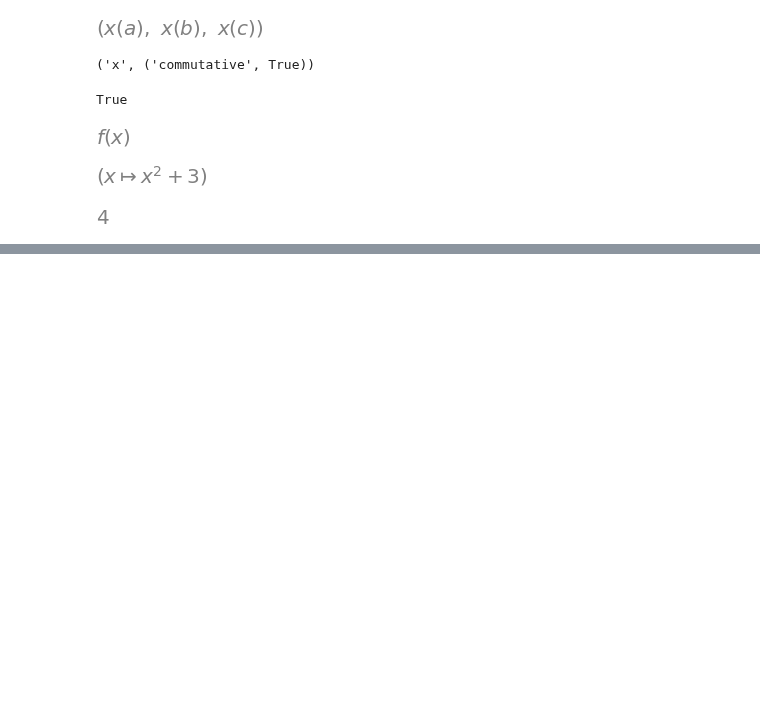
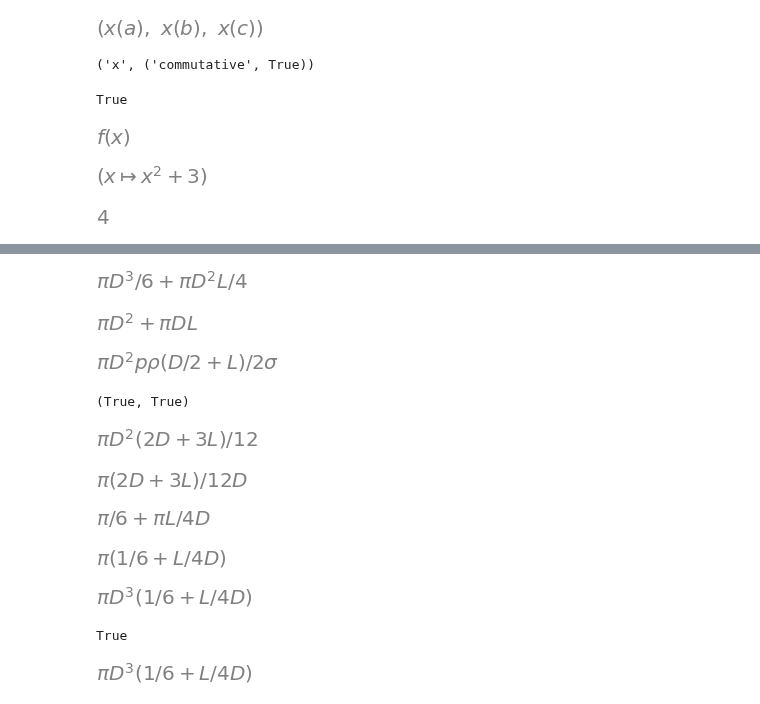
Before and after one commit to mattmcd/PyBayes, a Jupyter notebook: scripts/sympy_20220212.ipynb, the cells around one changed output, grey strips where cells are left out. Cells and saved outputs as stored; diff of their text form; code cells hidden in the pictures; blank space fills up the shorter version.

Commit message:
Symbolic Computation in Python and Sympy.  Playing with Wild symbols

```diff
--- a/scripts/sympy_20220212.ipynb
+++ b/scripts/sympy_20220212.ipynb
@@ -59,0 +65,12 @@ g(1)
+# %%
+r, L, D, Vs, Ms = sp.symbols('r L D V M', positive=True)  # NB symbols for V and M here, expressions  below
+# %%
+V = (sp.Rational(4,3)*sp.pi*r**3 + sp.pi*r**2*L).subs({r: D/2})
+V
+# %% [output]
+[figure, added]
+# %%
+A = (4*sp.pi*r**2 + 2*sp.pi*r*L).subs({r:D/2})
+A
+# %% [output]
+[figure, added]
@@ -59,0 +79,32 @@ g(1)
+# %%
+M = sp.pi*D**2*rho*p/2/sigma*(L+D/2)
+M
+# %% [output]
+[figure, added]
+# %%
+# Step 1: copy original expresions to check that our manipulations don't change them
+Vcopy, Mcopy = V, M
+
+Vcopy.equals(V), Mcopy.equals(M)
+# %% [output]
+(True, True)
+# %%
+# Factor the expression for V
+V.factor()
+# %% [output]
+[figure, added]
+# %%
+# Divide by D**3 to get D in denominator
+V.factor()/D**3
+# %% [output]
+[figure, added]
+# %%
+# Expand to get constant term plus one in L/D (quanity of interest)
+(V.factor()/D**3).expand()
+# %% [output]
+[figure, added]
+# %%
+# collect to get common factor of pi out front (in general use collect_const(expr, c) by pi is special const)
+(V.factor()/D**3).expand().collect(sp.pi)
+# %% [output]
+[figure, added]
@@ -59,0 +114,13 @@ g(1)
+# %%
+V
+# %% [output]
+[figure, added]
+# %%
+Vcopy.equals(V)
+# %% [output]
+True
+# %%
+# Alternative - replace factor-divide-expand-factor with simplify
+(Vcopy / D**3).simplify().collect(sp.pi)*D**3
+# %% [output]
+[figure, added]
```
Also changed, not shown: parts of 43 cells of this notebook, 1 other file.
